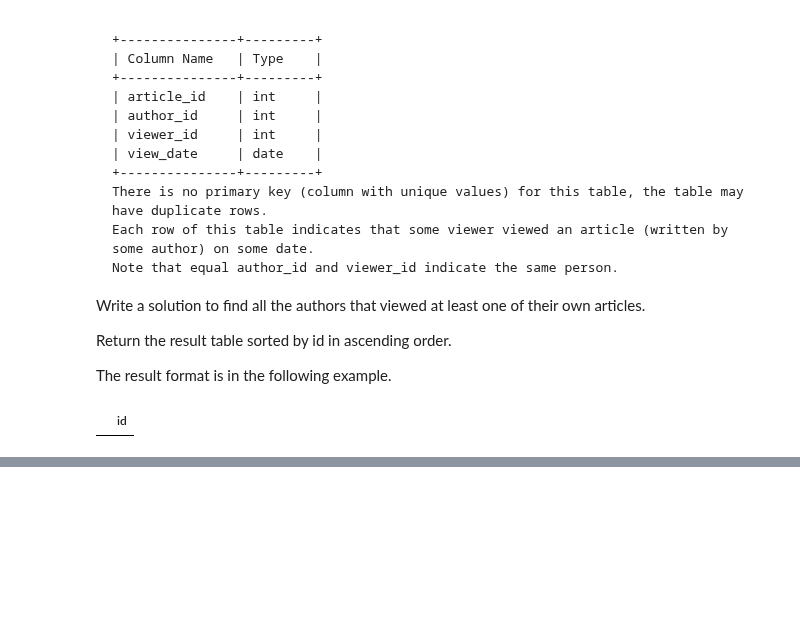
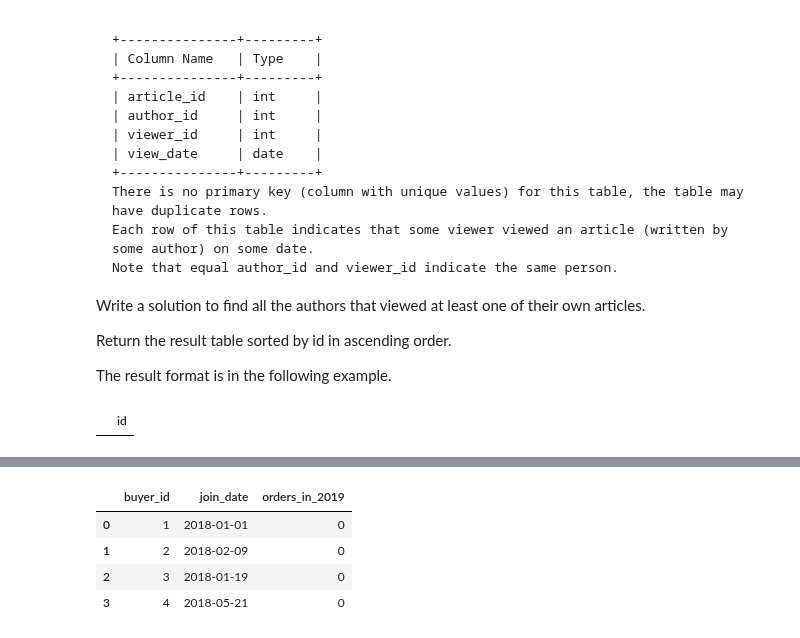
Before and after one commit to drwslv/LeetCode-Pandas, a Jupyter notebook: examples_1.ipynb, the cells around one changed output, grey strips where cells are left out. Cells and saved outputs as stored; diff of their text form; code cells hidden in the pictures; blank space fills up the shorter version.

```diff
--- a/examples_1.ipynb
+++ b/examples_1.ipynb
@@ -2123,0 +2225,11 @@ article_views(views)
+# %%
+orders_2019 = orders[ orders['order_date'].between('2019-01-01','2019-12-31') ].groupby('buyer_id', as_index=False)['order_id'].count().rename(columns={'order_id':'orders_in_2019'})
+df = pd.merge(users, orders_2019, how='outer', left_on='user_id', right_on='buyer_id')[['user_id','join_date','orders_in_2019']].rename(columns={'user_id':'buyer_id'})
+df.loc[ df['orders_in_2019'].isna(), ['orders_in_2019'] ] = 0
+df
+# %% [output]
+|  | buyer_id | join_date | orders_in_2019 |
+| 0 | 1 | 2018-01-01 | 0 |
+| 1 | 2 | 2018-02-09 | 0 |
+| 2 | 3 | 2018-01-19 | 0 |
+| 3 | 4 | 2018-05-21 | 0 |
```
Also changed, not shown: parts of 8 cells of this notebook.
